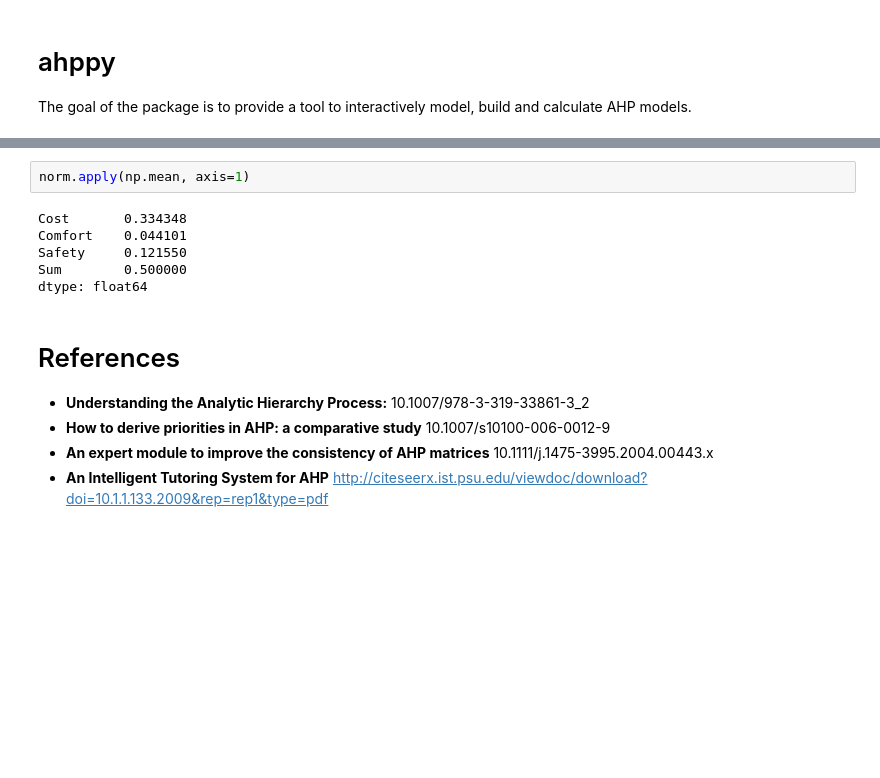
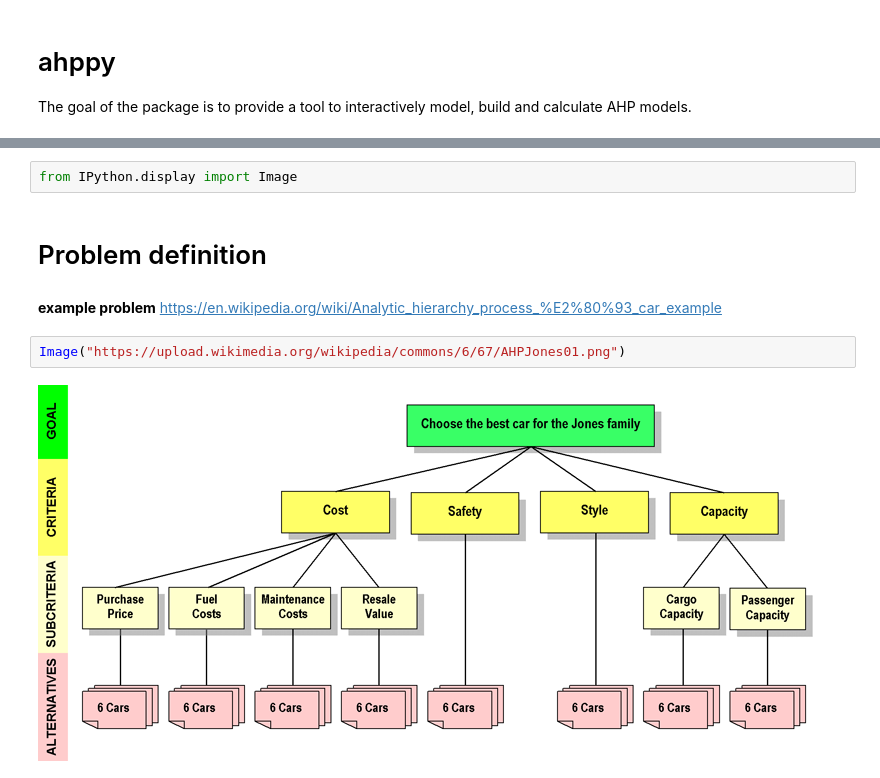
Before and after one commit to iyedg/laptop_ahp, a Jupyter notebook: notebooks/laptop_ahp.ipynb, the cells around one changed output, grey strips where cells are left out. Drawn from its saved outputs; the diff is of its cells as text; blank space fills up the shorter version.

```diff
--- a/notebooks/laptop_ahp.ipynb
+++ b/notebooks/laptop_ahp.ipynb
@@ -95,14 +4,10 @@ norm = d / d.apply(sum)
-# %%
-norm.apply(np.mean, axis=1)
-# %% [output]
-Cost       0.334348
-Comfort    0.044101
-Safety     0.121550
-Sum        0.500000
-dtype: float64
-# %% [markdown]
-# References
-* **Understanding the Analytic Hierarchy Process:** 10.1007/978-3-319-33861-3_2
-* **How to derive priorities in AHP: a comparative study** 10.1007/s10100-006-0012-9
-* **An expert module to improve the consistency of AHP matrices** 10.1111/j.1475-3995.2004.00443.x
-* **An Intelligent Tutoring System for AHP** http://citeseerx.ist.psu.edu/viewdoc/download?doi=10.1.1.133.2009&rep=rep1&type=pdf
+# %%
+from IPython.display import Image
+# %% [markdown]
+# Problem definition
+# %% [markdown]
+**example problem** https://en.wikipedia.org/wiki/Analytic_hierarchy_process_%E2%80%93_car_example
+# %%
+Image("https://upload.wikimedia.org/wikipedia/commons/6/67/AHPJones01.png")
+# %% [output]
+[figure, added]
```
Also changed, not shown: parts of 25 cells of this notebook, 5 other files.
